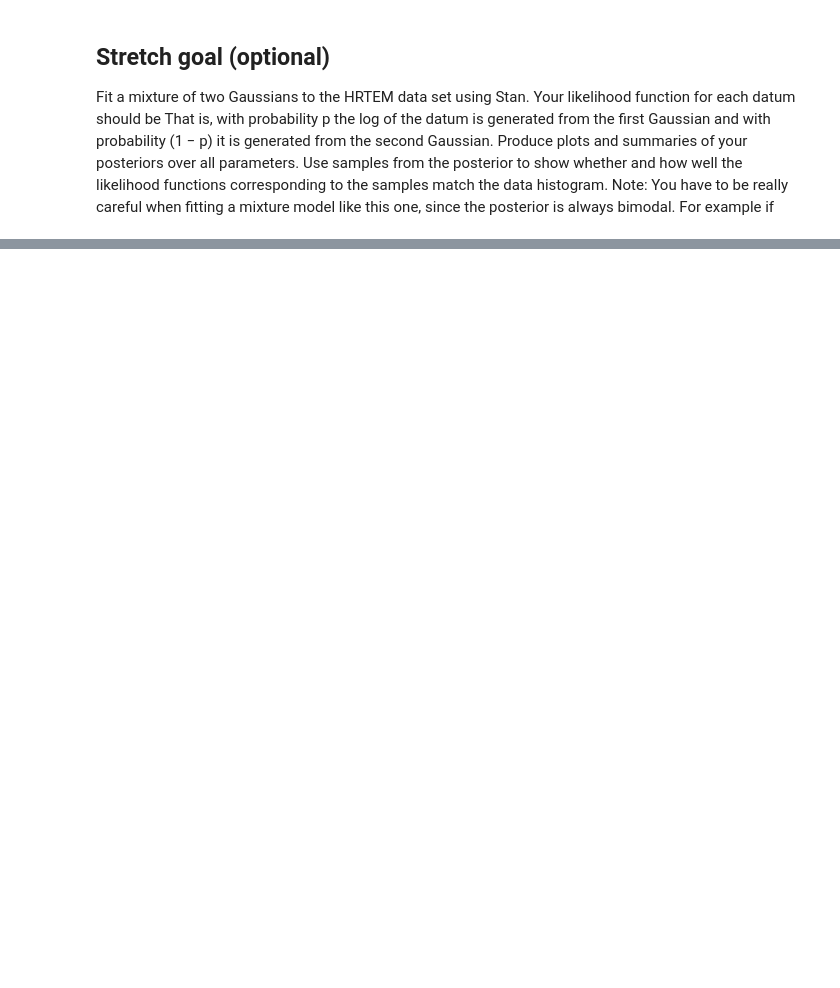
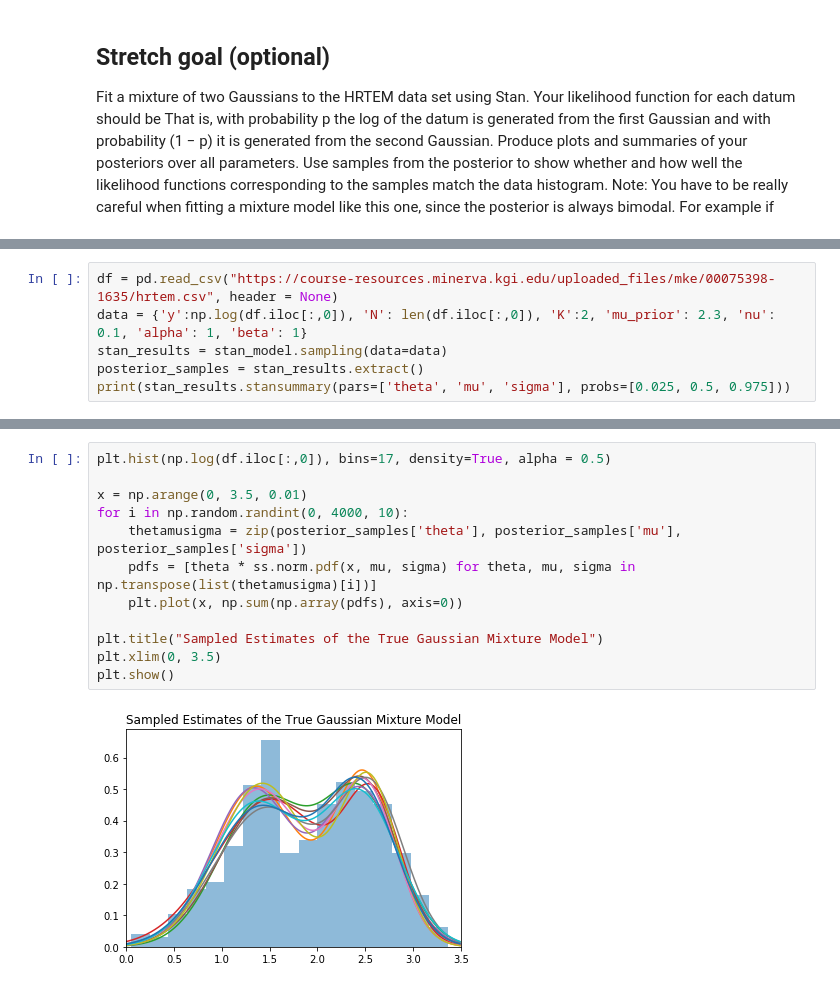
Before and after one commit to thetruejacob/CS146, a Jupyter notebook: Assignment 3/Assignment 3.ipynb, the cells around one changed output, grey strips where cells are left out. Drawn from its saved outputs; the diff is of its cells as text; blank space fills up the shorter version.

```diff
--- a/Assignment 3/Assignment 3.ipynb
+++ b/Assignment 3/Assignment 3.ipynb
@@ -233,0 +275,6 @@ Note: You have to be really careful when fitting a mixture model like this one,
+# %%
+df = pd.read_csv("https://course-resources.minerva.kgi.edu/uploaded_files/mke/00075398-1635/hrtem.csv", header = None)
+data = {'y':np.log(df.iloc[:,0]), 'N': len(df.iloc[:,0]), 'K':2, 'mu_prior': 2.3, 'nu': 0.1, 'alpha': 1, 'beta': 1}
+stan_results = stan_model.sampling(data=data)
+posterior_samples = stan_results.extract()
+print(stan_results.stansummary(pars=['theta', 'mu', 'sigma'], probs=[0.025, 0.5, 0.975]))
@@ -233,0 +315,14 @@ Note: You have to be really careful when fitting a mixture model like this one,
+# %%
+plt.hist(np.log(df.iloc[:,0]), bins=17, density=True, alpha = 0.5)
+
+x = np.arange(0, 3.5, 0.01)
+for i in np.random.randint(0, 4000, 10):
+    thetamusigma = zip(posterior_samples['theta'], posterior_samples['mu'], posterior_samples['sigma'])
+    pdfs = [theta * ss.norm.pdf(x, mu, sigma) for theta, mu, sigma in np.transpose(list(thetamusigma)[i])]
+    plt.plot(x, np.sum(np.array(pdfs), axis=0))
+
+plt.title("Sampled Estimates of the True Gaussian Mixture Model")
+plt.xlim(0, 3.5)
+plt.show()
+# %% [output]
+[figure, added]
```
Also changed, not shown: parts of 14 cells of this notebook.
